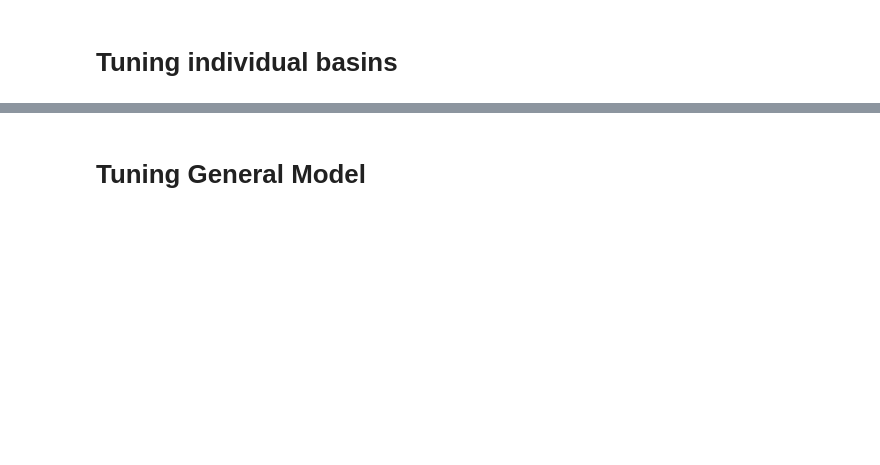
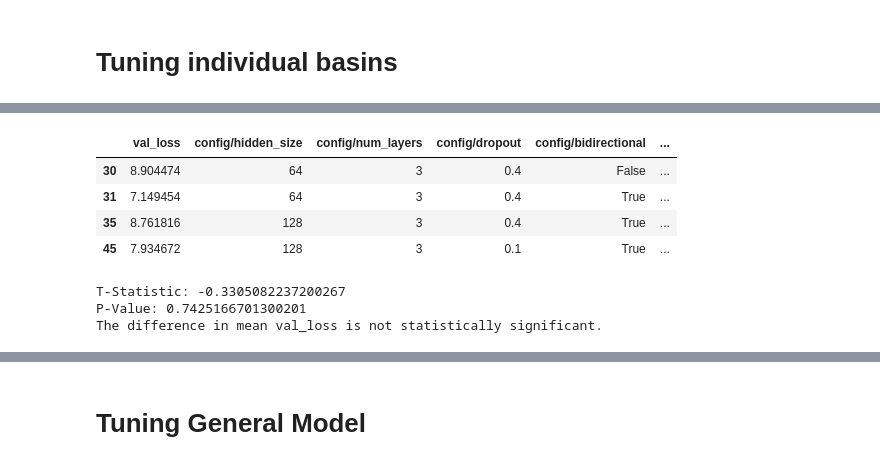
Before and after one commit to KarRups/Hydra_Code, a Jupyter notebook: Tuning/LSTM_Quick_Tuning_Run.ipynb, the cells around one changed output, grey strips where cells are left out. Drawn from its saved outputs; the diff is of its cells as text; code cells hidden in the pictures; blank space fills up the shorter version.

```diff
--- a/Tuning/LSTM_Quick_Tuning_Run.ipynb
+++ b/Tuning/LSTM_Quick_Tuning_Run.ipynb
@@ -378,27 +343,47 @@ plateau_stopper = TrialPlateauStopper(
 # %%
+# Stehekin gives :True	0.4	64	0.001	3	11
+# T-tests suggests: Bidirectional good, dropout unimportant, 16 bad, 64 vs 128 unimportant
+
 def objective(config):
+
     device = torch.device('cuda' if torch.cuda.
                       is_available() else 'cpu')
 
-    print('Device available is', device)
+    #print('Device available is', device)
 
 
     score = train_model(config) # Have training loop in here that outputs loss of model
     return {"val_loss": score}
 
 basin = 'stehekin_r_at_stehekin'
+basin = 'animas_r_at_durango'
 
 #, search_alg = optuna_search
 optuna_tune_config = tune.TuneConfig(scheduler=asha_scheduler)
 tune_config = tune.TuneConfig(scheduler=asha_scheduler)
 run_config=train.RunConfig(stop= plateau_stopper)
 
-# Without Optuna
-tuner = tune.Tuner(tune.with_resources(tune.with_parameters(objective), resources={"cpu": 1, "gpu": 1/16}), param_space=config_space, tune_config = tune_config, run_config = run_config)
+# Note using < 1gb per run stops pylance from crashing I think
+# Without Optun
+tuner = tune.Tuner(tune.with_resources(tune.with_parameters(objective), resources={"cpu": 9/10, "gpu": 1/17}), param_space=config_space, tune_config = tune_config, run_config = run_config)
 # With Optuna
 #tuner = tune.Tuner(tune.with_resources(tune.with_parameters(objective), resources={"cpu": 1, "gpu": 1/16}), param_space = optuna_config_space, tune_config = optuna_tune_config, run_config = run_config)
 
 results = tuner.fit()
-print(results.get_best_result(metric="val_loss", mode="min").config)
+results_df = results.get_dataframe()
+best_config = results.get_best_result(metric="val_loss", mode="min").config
+print(best_config)
+
+
+
+
+# Define the file path where you want to save the best configuration
+file_path = f"/data/Hydra_Work/Tuning/Config_Text/{basin}_best_config.txt"
+
+# Open the file in write mode and save the configuration
+with open(file_path, "w") as f:
+    f.write(str(best_config))
+
+print("Best configuration saved to:", file_path)
 # %% [output]
 [interactive output not drawn]
@@ -434,3 +392,42 @@ print(results.get_best_result(metric="val_loss", mode="min").config)
+# %%
+results_df[results_df['val_loss'] < 10]
+# %% [output]
+|  | val_loss | config/hidden_size | config/num_layers | config/dropout | config/bidirectional | ... |
+| 30 | 8.904474 | 64 | 3 | 0.4 | False | ... |
+| 31 | 7.149454 | 64 | 3 | 0.4 | True | ... |
+| 35 | 8.761816 | 128 | 3 | 0.4 | True | ... |
+| 45 | 7.934672 | 128 | 3 | 0.1 | True | ... |
+# %%
+from scipy import stats
+
+results_df = results.get_dataframe()
+columns_to_drop = ['timestamp', 'checkpoint_dir_name', 'done', 'training_iteration',
+                   'trial_id', 'date', 'time_this_iter_s', 'time_total_s', 'pid',
+                   'hostname', 'node_ip', 'time_since_restore', 'iterations_since_restore']
+
+# Drop the columns
+results_df.drop(columns=columns_to_drop, inplace=True)
+
+val_loss_bidirectional_true = results_df[results_df['config/num_layers'] == 3]['val_loss']
+val_loss_bidirectional_false = results_df[results_df['config/num_layers'] == 1]['val_loss']
+
+# Perform a t-test
+t_statistic, p_value = stats.ttest_ind(val_loss_bidirectional_true, val_loss_bidirectional_false)
+
+# Print the results
+print("T-Statistic:", t_statistic)
+print("P-Value:", p_value)
+
+# Check if the difference in means is statistically significant
+alpha = 0.05  # Significance level
+if p_value < alpha:
+    print("The difference in mean val_loss is statistically significant.")
+else:
+    print("The difference in mean val_loss is not statistically significant.")
+# %% [output]
+T-Statistic: -0.3305082237200267
+P-Value: 0.7425166701300201
+The difference in mean val_loss is not statistically significant.
 # %%
 # Loading models
 Tuned_Models = {}
```
Also changed, not shown: parts of 20 cells of this notebook, 10 other files.
